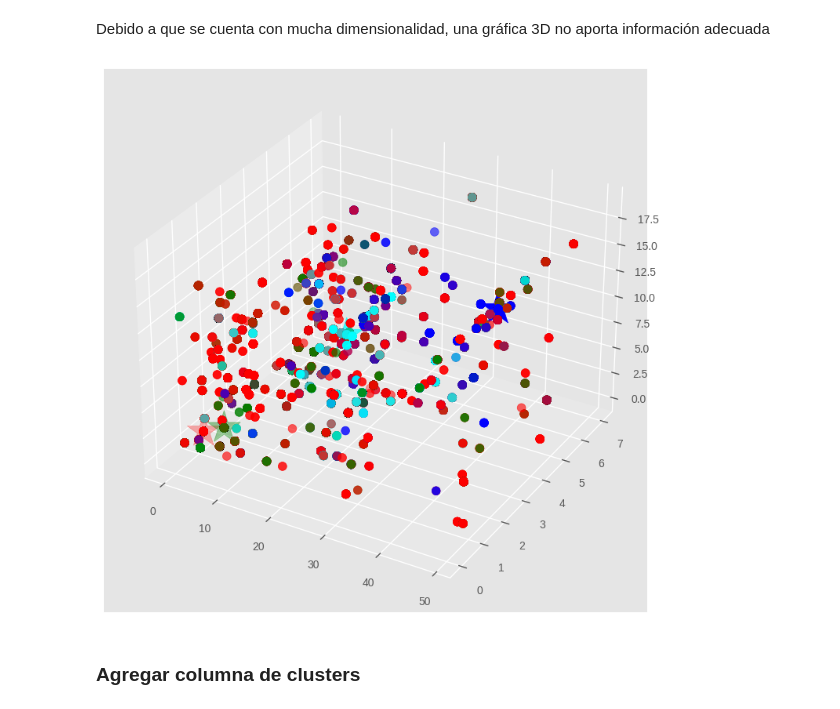
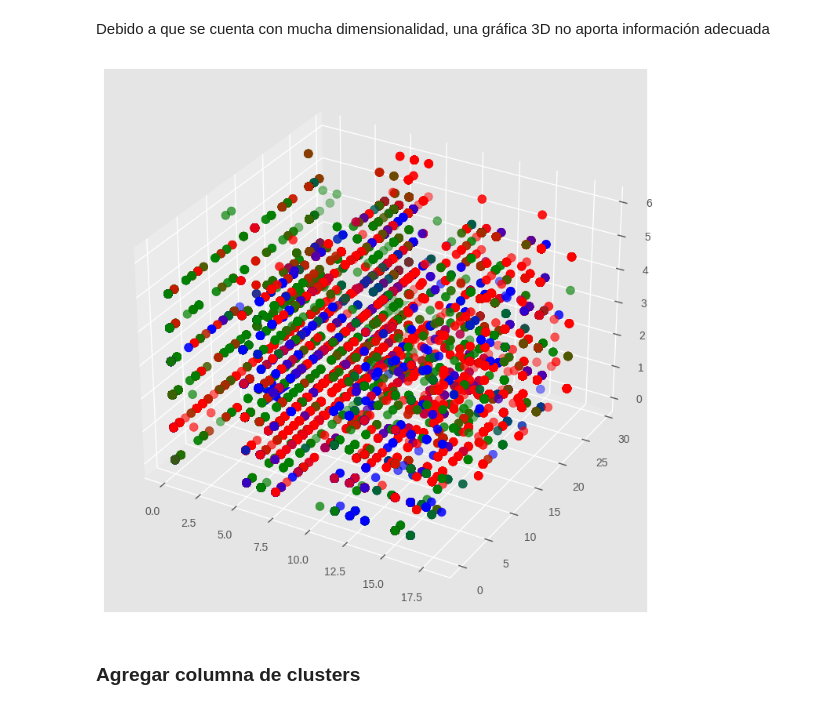
Before and after one commit to KerenLopez/recommendation_system_H_M, a Jupyter notebook: KModes_H&M_recomendations_pipelines.ipynb, the cells around one changed output. Drawn from its saved outputs; the diff is of its cells as text; code cells hidden in the pictures.

```diff
--- a/KModes_H&M_recomendations_pipelines.ipynb
+++ b/KModes_H&M_recomendations_pipelines.ipynb
@@ -308,8 +320,14 @@ Pipeline(steps=[('dropduplicatedvalues', DropDuplicatedValues()),
 # %%
 pipeline_articlesDatasetCleaning=make_pipeline(
     DropNaNValues(),
-    DropFeatureSelector(['product_code','prod_name', 'product_type_no', 'graphical_appearance_no','colour_group_code','perceived_colour_value_id','perceived_colour_master_id','department_no','index_code','index_group_no','section_no','garment_group_no', 'detail_desc']),
-    LabelEncoderCustom(['product_type_name', 'product_group_name', 'graphical_appearance_name', 'colour_group_name','perceived_colour_value_name','perceived_colour_master_name','department_name','index_name','index_group_name','section_name','garment_group_name'])
+    DropFeatureSelector(['product_code','prod_name', 'product_type_no', 'graphical_appearance_no','colour_group_code','perceived_colour_value_id','perceived_colour_master_id','department_no','index_code','index_group_no','section_no','garment_group_no',"section_name","index_name","department_name","colour_group_name","product_type_name","detail_dec"]),
+    ValueReplacer("perceived_colour_value_name", ['Undefined', 'Unknown'], "Undefined_Unknown"),
+    ValueReplacer("perceived_colour_master_name", ['undefined', 'Unknown',"Metal"], "undefined-unknown-metal"),
+    ValueReplacer("perceived_colour_master_name", ['Black', 'White', 'Beige', 'Grey'], "Neutral"),
+    ValueReplacer("perceived_colour_master_name", ['Blue', 'Lilac Purple', 'Turquoise',  'Green','Bluish Green'], "Cool"),
+    ValueReplacer("perceived_colour_master_name", ['Pink', 'Red', 'Mole', 'Orange', 'Brown', 'Yellow','Khaki green', 'Yellowish Green'], "Warm"),
+
+    LabelEncoderCustom(["product_group_name","graphical_appearance_name","perceived_colour_value_name","perceived_colour_master_name","index_group_name","garment_group_name"])
 )
 # %%
 pipeline_articlesDatasetCleaning
@@ -526,7 +548,7 @@ Run 1, iteration: 3/100, moves: 450, cost: 662271.0
 # %%
 # Entrenamiento modelo k-means con el valor óptimo encontrado de k
 
-k = 4  #Número de grupos que se escogió después del análisis previo.
+k = 3  #Número de grupos que se escogió después del análisis previo.
 
 modes_pipe = make_pipeline(
                 KModes(
@@ -590,18 +611,18 @@ Debido a que se cuenta con mucha dimensionalidad, una gráfica 3D no aporta info
 # %%
 from numpy.random.mtrand import randint
 
-colores=['red','green','blue','cyan']
+colores=['red','green','blue']
 asignar=[]
 for row in labels:
     asignar.append(colores[row])
 
 fig = plt.figure()
 ax = fig.add_subplot(projection='3d')
-ax.scatter(X[:, 3], X[:, 4], X[:, 5], c=asignar,s=60)
-ax.scatter(centroides[:, 3], centroides[:, 4], centroides[:, 5], marker='*', c=colores, s=1000)
+ax.scatter(X[:, 0], X[:, 1], X[:, 2], c=asignar,s=60)
+ax.scatter(centroides[:, 0], centroides[:, 1], centroides[:, 2], marker='*', c=colores, s=1000)
 plt.show()
 # %% [output]
-[figure, old version]
+[figure, new version]
 # %% [markdown]
 ### **Agregar columna de clusters**
 # %%
```
Also changed, not shown: parts of 31 cells of this notebook, 4 other files.
